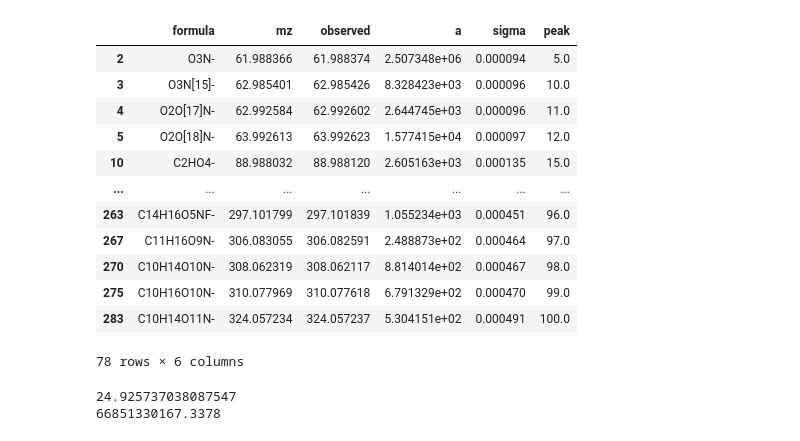
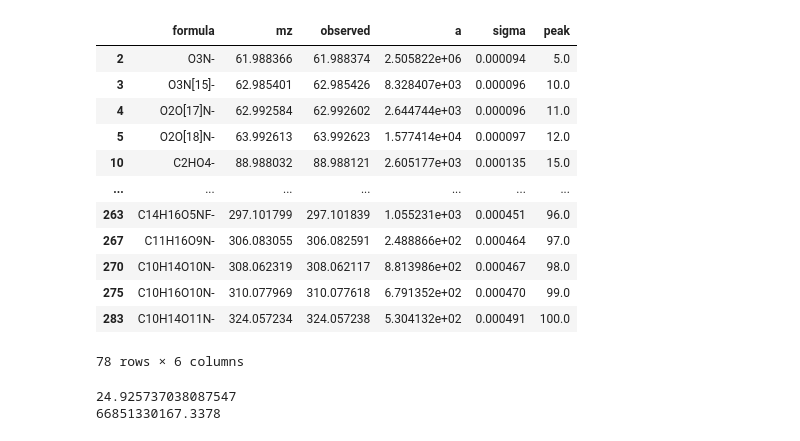
Before and after one commit to jokinen77/DataScienceProject1-Orbitrap, a Jupyter notebook: DataProcessing.ipynb, the cells around one changed output. Cells and saved outputs as stored; diff of their text form; code cells hidden in the pictures.

```diff
--- a/DataProcessing.ipynb
+++ b/DataProcessing.ipynb
@@ -32,7 +32,7 @@ def getMean(peak):
     init  = [1.0, mu]
     out = leastsq(errfunc, init, args=(peak[:,0], peak[:,1]))
     c = out[0]
-    return c[1]
+    return c
 # %%
 from scipy.optimize import minimize
 import numpy as np
@@ -74,8 +74,12 @@ def getMeans(peaks):
         init += [np.mean(peaks[:,1]), mu[i]]
 
     # Fit n Gaussian distributions to the data
-    f = errorFunction(peaks[:,0], peaks[:,1], sigma)
-    params = minimize(f, init, method='BFGS').x
+    if n>1:
+        f = errorFunction(peaks[:,0], peaks[:,1], sigma)
+        params = minimize(f, init, method='BFGS').x
+    else:
+        params = getMean(peaks)
+
     a = params[::2]
     mu = params[1::2]
 
@@ -178,22 +182,25 @@ data = readFile("data/N_minutes_60_N_spectra_10/spectrum_2020-00-17_17_11_07.csv
 # %%
 import pandas as pd
 import numpy as np
 
+import time
+start_time = time.time()
+
 peaklist = identifyPeaks(data, pd.read_csv("peaklist.csv"), 0.002)
 peaklist
 # %% [output]
 |  | formula | mz | observed | a | sigma | peak |
-| 2 | O3N- | 61.988366 | 61.988374 | 2.507348e+06 | 0.000094 | 5.0 |
-| 3 | O3N[15]- | 62.985401 | 62.985426 | 8.328423e+03 | 0.000096 | 10.0 |
-| 4 | O2O[17]N- | 62.992584 | 62.992602 | 2.644745e+03 | 0.000096 | 11.0 |
-| 5 | O2O[18]N- | 63.992613 | 63.992623 | 1.577415e+04 | 0.000097 | 12.0 |
-| 10 | C2HO4- | 88.988032 | 88.988120 | 2.605163e+03 | 0.000135 | 15.0 |
+| 2 | O3N- | 61.988366 | 61.988374 | 2.505822e+06 | 0.000094 | 5.0 |
+| 3 | O3N[15]- | 62.985401 | 62.985426 | 8.328407e+03 | 0.000096 | 10.0 |
+| 4 | O2O[17]N- | 62.992584 | 62.992602 | 2.644744e+03 | 0.000096 | 11.0 |
+| 5 | O2O[18]N- | 63.992613 | 63.992623 | 1.577414e+04 | 0.000097 | 12.0 |
+| 10 | C2HO4- | 88.988032 | 88.988121 | 2.605177e+03 | 0.000135 | 15.0 |
 | ... | ... | ... | ... | ... | ... | ... |
-| 263 | C14H16O5NF- | 297.101799 | 297.101839 | 1.055234e+03 | 0.000451 | 96.0 |
-| 267 | C11H16O9N- | 306.083055 | 306.082591 | 2.488873e+02 | 0.000464 | 97.0 |
-| 270 | C10H14O10N- | 308.062319 | 308.062117 | 8.814014e+02 | 0.000467 | 98.0 |
-| 275 | C10H16O10N- | 310.077969 | 310.077618 | 6.791329e+02 | 0.000470 | 99.0 |
-| 283 | C10H14O11N- | 324.057234 | 324.057237 | 5.304151e+02 | 0.000491 | 100.0 |
+| 263 | C14H16O5NF- | 297.101799 | 297.101839 | 1.055231e+03 | 0.000451 | 96.0 |
+| 267 | C11H16O9N- | 306.083055 | 306.082591 | 2.488866e+02 | 0.000464 | 97.0 |
+| 270 | C10H14O10N- | 308.062319 | 308.062117 | 8.813986e+02 | 0.000467 | 98.0 |
+| 275 | C10H16O10N- | 310.077969 | 310.077618 | 6.791352e+02 | 0.000470 | 99.0 |
+| 283 | C10H14O11N- | 324.057234 | 324.057238 | 5.304132e+02 | 0.000491 | 100.0 |
 78 rows × 6 columns
 # %%
 print(getLogIntensity(peaklist.iloc[0,3], peaklist.iloc[0,4]))
```
Also changed, not shown: parts of 1 cell of this notebook.
